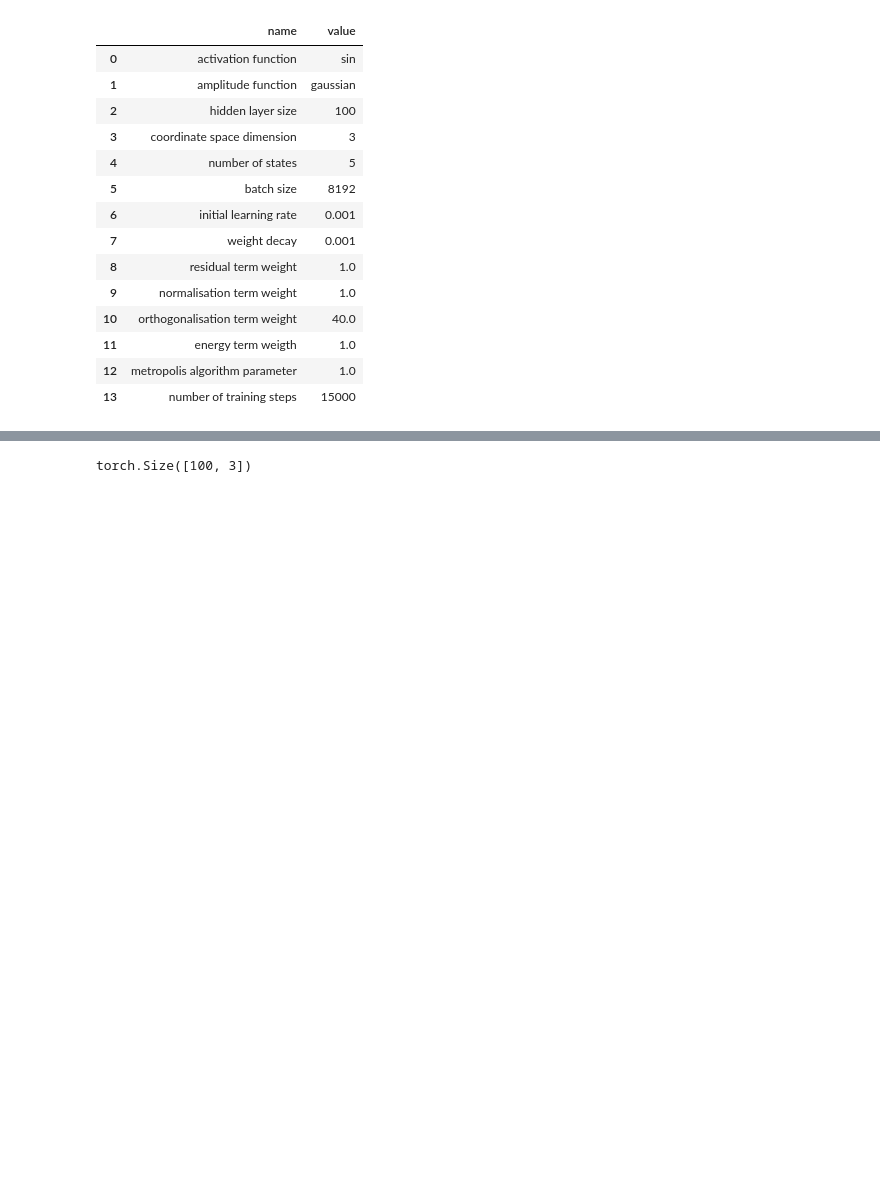
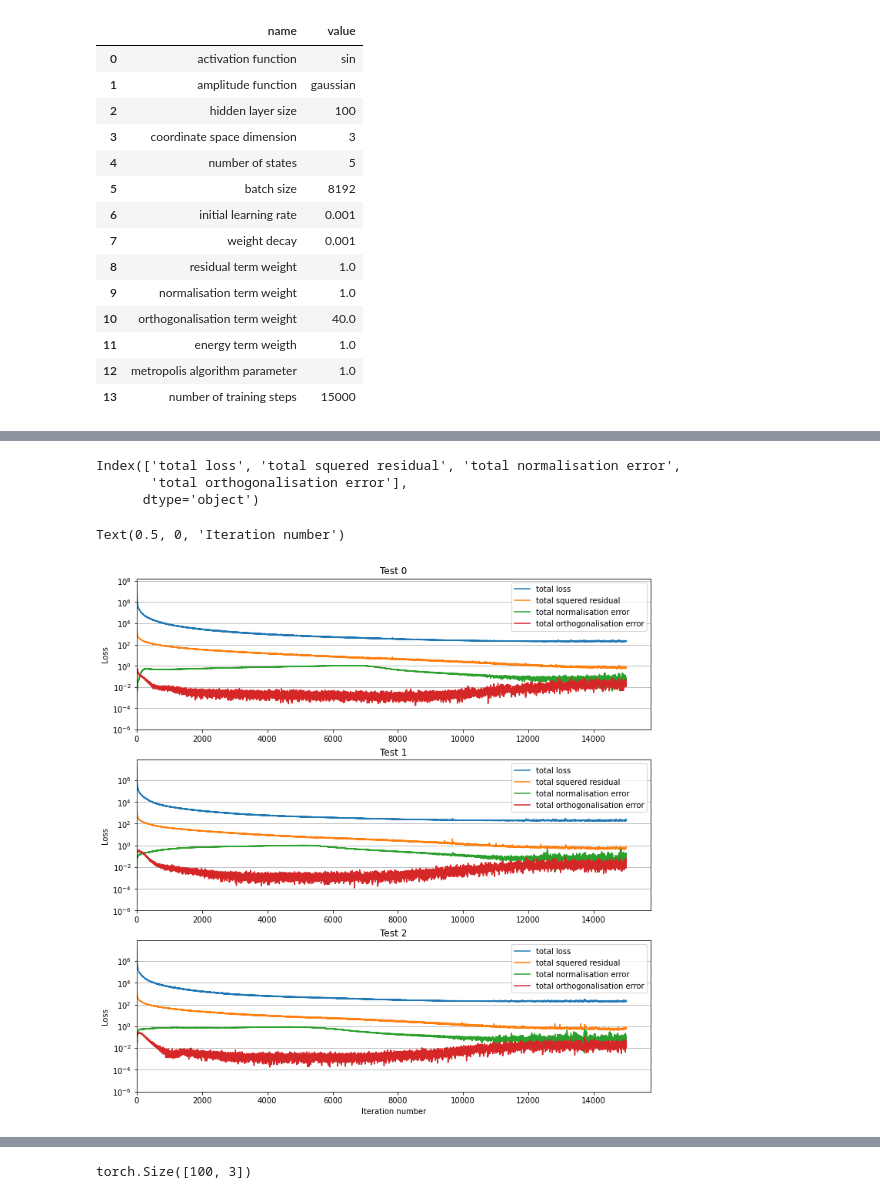
Before and after one commit to MrKozelberg/nn-based-multistate-solver-for-se, a Jupyter notebook: source/training.ipynb, the cells around one changed output, grey strips where cells are left out. Cells and saved outputs as stored; diff of their text form; code cells hidden in the pictures; blank space fills up the shorter version.

```diff
--- a/source/training.ipynb
+++ b/source/training.ipynb
@@ -133,0 +110,24 @@ KeyboardInterrupt:
+# %%
+numberOfTests = 3
+trialFunction_3D = [None] * numberOfTests
+timeHistory = [None] * numberOfTests
+lossHistory = [None] * numberOfTests
+eHistory = [None] * numberOfTests
+
+for testNumber in range(numberOfTests):
+    print(f"Test {testNumber}")
+    trialFunction_3D[testNumber] = TrialFunction(
+        hyperparameters_3d,
+        f"3d_{testNumber}"
+    )
+    timeHistory[testNumber], lossHistory[testNumber], eHistory[testNumber] = train(
+        trialFunction_3D[testNumber],
+        hyperparameters_3d
+    )
+    torch.save(
+        trialFunction_3D[testNumber].state_dict(),
+        trialFunction_3D[testNumber].PATH
+    )
+    timeHistory[testNumber].to_csv(f"../loss/time_3d_{testNumber}.csv")
+    lossHistory[testNumber].to_csv(f"../loss/loss_3d_{testNumber}.csv")
+    eHistory[testNumber].to_csv(f"../loss/e_3d_{testNumber}.csv")
@@ -133,0 +152,21 @@ KeyboardInterrupt:
+# %%
+lossHistory[0].columns
+# %% [output]
+Index(['total loss', 'total squered residual', 'total normalisation error',
+       'total orthogonalisation error'],
+      dtype='object')
+# %%
+fig, axes = plt.subplots(numberOfTests, 1, figsize=(10,10), layout='constrained')
+
+for testNumber, ax in enumerate(axes):
+    lossHistory[testNumber].plot(ax=ax)
+    ax.set_yscale('log')
+    ax.grid(axis='y')
+    ax.set_ylim(1e-6,None)
+    ax.set_xlim(0,None)
+    ax.set_ylabel('Loss')
+    ax.set_title(f"Test {testNumber}")
+plt.xlabel('Iteration number')
+# %% [output]
+Text(0.5, 0, 'Iteration number')
+[figure, added]
```
Also changed, not shown: parts of 13 cells of this notebook, 15 other files.
